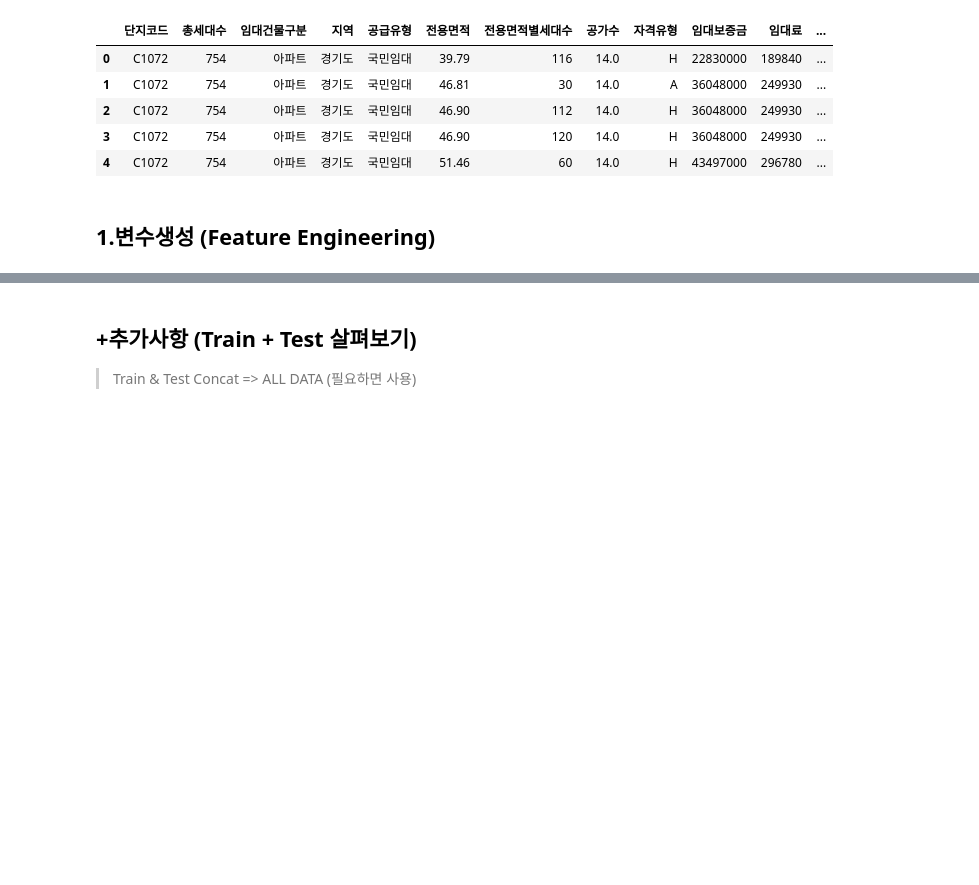
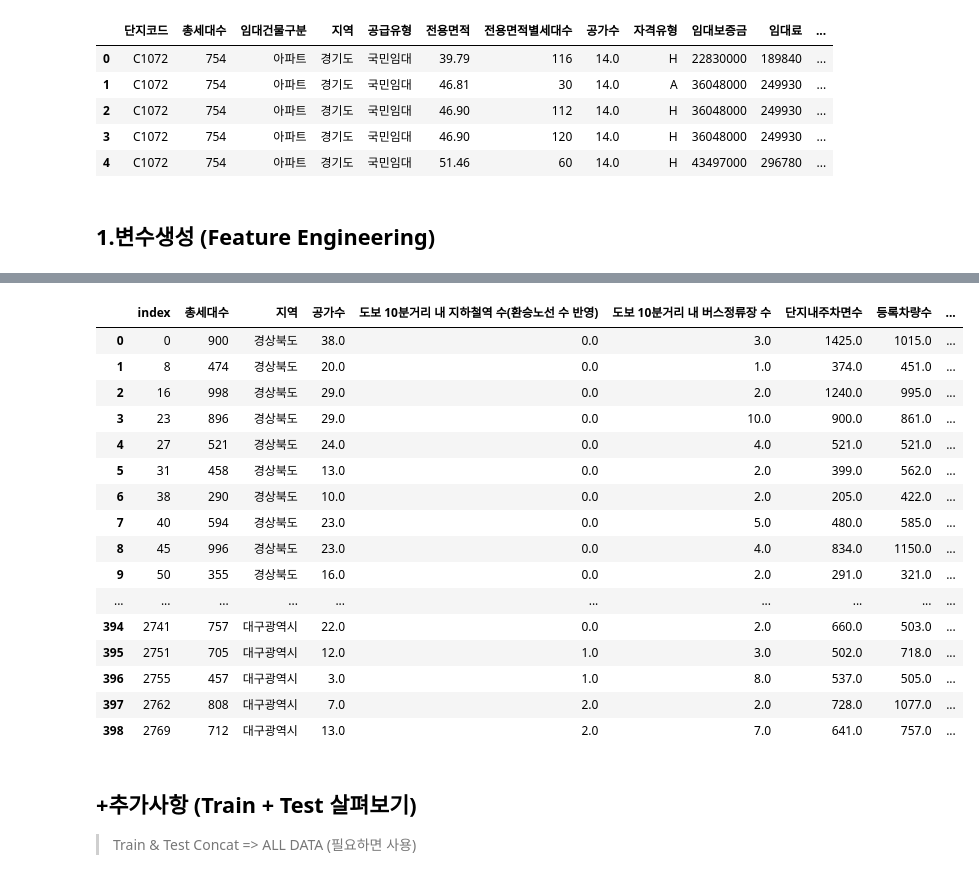
Before and after one commit to MoonJaeHoon/dacon_parking_demand, a Jupyter notebook: EDA.ipynb, the cells around one changed output, grey strips where cells are left out. Drawn from its saved outputs; the diff is of its cells as text; code cells hidden in the pictures; blank space fills up the shorter version.

```diff
--- a/EDA.ipynb
+++ b/EDA.ipynb
@@ -1801,0 +1743,5 @@ age_gender_info
+# %%
+print(len(set(df['단지코드'])))
+print('='*50)
+nunique_groupby_danjicode = df.groupby(['단지코드']).nunique(dropna=False).sum(axis=0)
+nunique_groupby_danjicode
@@ -1802,3 +1824,26 @@ age_gender_info
+# %%
+unique_columns = nunique_groupby_danjicode[nunique_groupby_danjicode<=423].index
+need_agg_columns = [c for c in df.columns if c not in unique_columns]
+df_agg = df[unique_columns].drop_duplicates().reset_index()
+df_agg
+# %% [output]
+|  | index | 총세대수 | 지역 | 공가수 | 도보 10분거리 내 지하철역 수(환승노선 수 반영) | 도보 10분거리 내 버스정류장 수 | 단지내주차면수 | 등록차량수 | ... |
+| 0 | 0 | 900 | 경상북도 | 38.0 | 0.0 | 3.0 | 1425.0 | 1015.0 | ... |
+| 1 | 8 | 474 | 경상북도 | 20.0 | 0.0 | 1.0 | 374.0 | 451.0 | ... |
+| 2 | 16 | 998 | 경상북도 | 29.0 | 0.0 | 2.0 | 1240.0 | 995.0 | ... |
+| 3 | 23 | 896 | 경상북도 | 29.0 | 0.0 | 10.0 | 900.0 | 861.0 | ... |
+| 4 | 27 | 521 | 경상북도 | 24.0 | 0.0 | 4.0 | 521.0 | 521.0 | ... |
+| 5 | 31 | 458 | 경상북도 | 13.0 | 0.0 | 2.0 | 399.0 | 562.0 | ... |
+| 6 | 38 | 290 | 경상북도 | 10.0 | 0.0 | 2.0 | 205.0 | 422.0 | ... |
+| 7 | 40 | 594 | 경상북도 | 23.0 | 0.0 | 5.0 | 480.0 | 585.0 | ... |
+| 8 | 45 | 996 | 경상북도 | 23.0 | 0.0 | 4.0 | 834.0 | 1150.0 | ... |
+| 9 | 50 | 355 | 경상북도 | 16.0 | 0.0 | 2.0 | 291.0 | 321.0 | ... |
+| ... | ... | ... | ... | ... | ... | ... | ... | ... | ... |
+| 394 | 2741 | 757 | 대구광역시 | 22.0 | 0.0 | 2.0 | 660.0 | 503.0 | ... |
+| 395 | 2751 | 705 | 대구광역시 | 12.0 | 1.0 | 3.0 | 502.0 | 718.0 | ... |
+| 396 | 2755 | 457 | 대구광역시 | 3.0 | 1.0 | 8.0 | 537.0 | 505.0 | ... |
+| 397 | 2762 | 808 | 대구광역시 | 7.0 | 2.0 | 2.0 | 728.0 | 1077.0 | ... |
+| 398 | 2769 | 712 | 대구광역시 | 13.0 | 2.0 | 7.0 | 641.0 | 757.0 | ... |
 # %% [markdown]
 ## +추가사항 (Train + Test 살펴보기)
 
```
Also changed, not shown: parts of 20 cells of this notebook.
